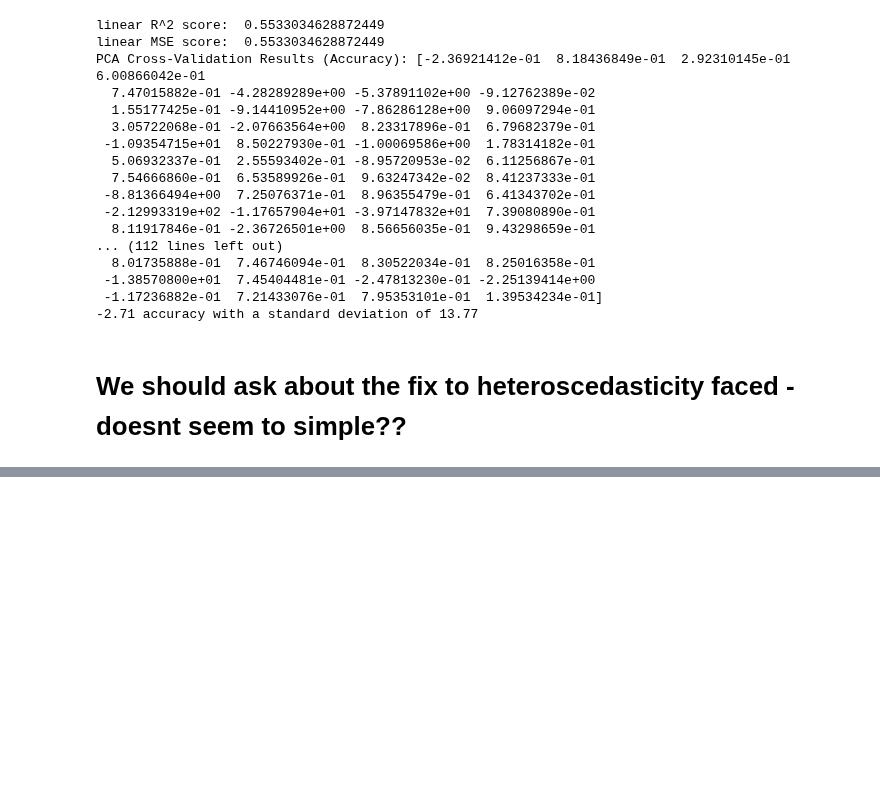
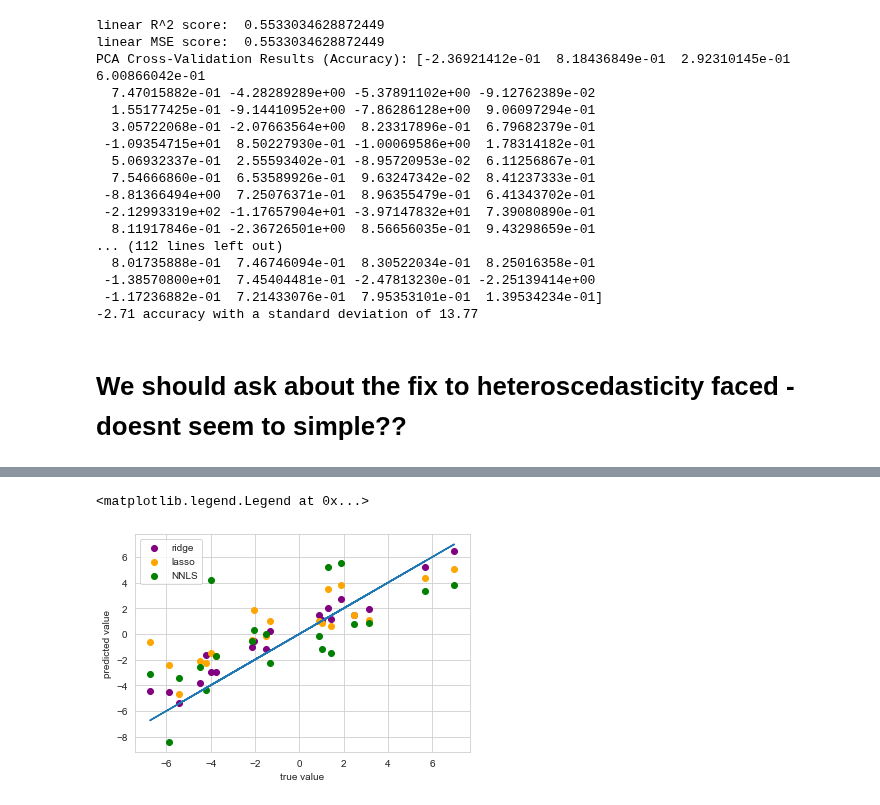
Before and after one commit to adelaidad/ORIE4741FinalProject, a Jupyter notebook: netflix_predictor.ipynb, the cells around one changed output, grey strips where cells are left out. Saved outputs shown, nothing was run; the diff lists cells and outputs as text; code cells hidden in the pictures; blank space fills up the shorter version.

```diff
--- a/netflix_predictor.ipynb
+++ b/netflix_predictor.ipynb
@@ -481,0 +475,42 @@ Polynomial Test MSE at degree 7  3959263819670748.5
+# %%
+from numpy.random import rand, randn
+def generate_data(n, w):
+    X = randn(n,len(w))
+    y = X@w
+    return X, y
+def generate_noisy_data(n, w):
+    X = randn(n,len(w))
+    y = X@w + .1*randn(n)
+    return X, y
+# %%
+y = (netflix["weekly_hours_viewed"]).values
+X = (netflix.copy().drop(['weekly_hours_viewed'], axis=1)).values
+X_train, X_test, y_train, y_test = train_test_split(X, y, test_size=0.2, random_state=42)
+
+alpha_ridge=.1
+alpha_lasso=.1
+
+w_randn = randn(30)
+w_ridge = Ridge(alpha = alpha_ridge).fit(X,y).coef_
+w_lasso = Lasso(alpha = alpha_lasso).fit(X,y).coef_
+w_nonneg = LinearRegression(positive=True).fit(X,y).coef_
+w_sparse = w_randn*(abs(w_randn) > 1)
+# %%
+#w_randn
+X,y = generate_data(30, w_randn)
+Xtest,ytest = generate_data(20,w_randn)
+
+yhat_ridge = Ridge(alpha = alpha_ridge).fit(X,y).predict(Xtest)
+yhat_lasso = Lasso(alpha = alpha_lasso).fit(X,y).predict(Xtest)
+yhat_nonneg = LinearRegression(positive=True).fit(X,y).predict(Xtest)
+
+plt.plot(ytest,ytest)
+plt.scatter(ytest, yhat_ridge, label="ridge", color="purple")
+plt.scatter(ytest, yhat_lasso, label="lasso", color="orange")
+plt.scatter(ytest, yhat_nonneg, label="NNLS", color="green")
+plt.xlabel("true value")
+plt.ylabel("predicted value")
+plt.legend()
+# %% [output]
+<matplotlib.legend.Legend at 0x...>
+[figure, added]
```
Also changed, not shown: parts of 12 cells of this notebook.
